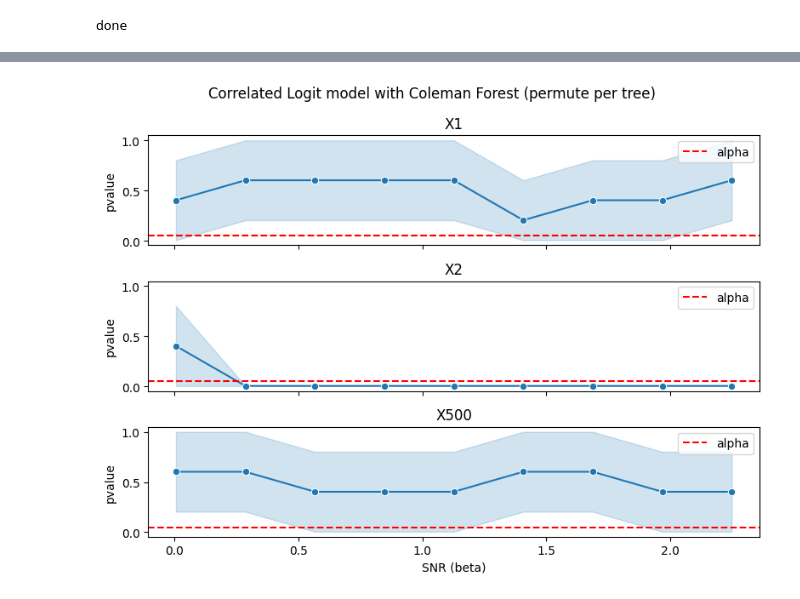
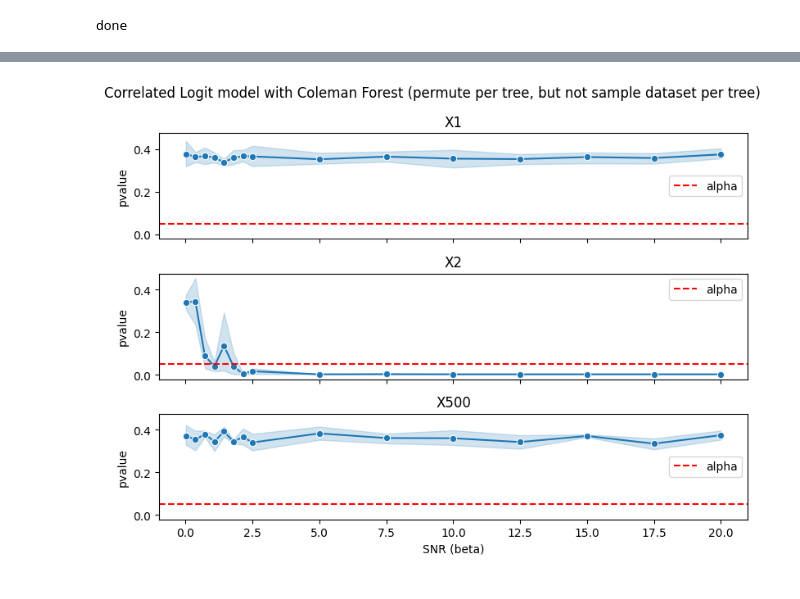
Before and after one commit to neurodata/treeple, a Jupyter notebook: benchmarks_nonasv/notebooks/compare_coleman_and_permutation_forest.ipynb, the cells around one changed output, grey strips where cells are left out. Cells and saved outputs as stored; diff of their text form; code cells hidden in the pictures.

```diff
--- a/benchmarks_nonasv/notebooks/compare_coleman_and_permutation_forest.ipynb
+++ b/benchmarks_nonasv/notebooks/compare_coleman_and_permutation_forest.ipynb
@@ -210,8 +210,8 @@ for sigma_factor in j_space:
         elements_dict = linear_model_ancova(
             sigma_factor,
             new_seed,
-            permute_per_tree=True,
-            sample_dataset_per_tree=True,
+            permute_per_tree=False,
+            sample_dataset_per_tree=False,
         )
         for key, value in elements_dict.items():
             pvalue_dict[key].append(value)
@@ -439,7 +374,9 @@ for beta in beta_space:
     for idx in range(5):
         new_seed = rng.integers(0, np.iinfo(np.uint32).max, dtype=np.uint32)
 
-        elements_dict = correlated_logit_model(beta, new_seed)
+        elements_dict = correlated_logit_model(
+            beta, new_seed, permute_per_tree=False, sample_dataset_per_tree=False
+        )
         for key, value in elements_dict.items():
             pvalue_dict[key].append(value)
         pvalue_dict["sigma_factor"].append(beta)
@@ -494,0 +468,14 @@ fig.tight_layout()
+# %%
+fig, axs = plt.subplots(3, 1, figsize=(8, 6), sharey=True, sharex=True)
+axs = axs.flatten()
+
+for ax, name in zip(axs, ["X1", "X2", "X500"]):
+    sns.lineplot(data=df, x="sigma_factor", y=name, ax=ax, marker="o")
+
+    ax.axhline([0.05], ls="--", color="red", label="alpha")
+    ax.set(title=name, ylabel="pvalue", xlabel="SNR (beta)")
+    ax.legend()
+fig.suptitle(
+    "Correlated Logit model with FeatureImportanceForestClassifier (permute per tree and sample dataset)"
+)
+fig.tight_layout()
@@ -494,0 +484,18 @@ fig.tight_layout()
+# %%
+pvalue_dict = defaultdict(list)
+rng = np.random.default_rng(seed)
+
+beta_space = np.hstack((np.linspace(0.01, 2.5, 8), np.linspace(5, 20, 7)))
+# beta_space = j_space.copy()
+for beta in beta_space:
+    for idx in range(5):
+        new_seed = rng.integers(0, np.iinfo(np.uint32).max, dtype=np.uint32)
+
+        elements_dict = correlated_logit_model(
+            beta, new_seed, permute_per_tree=True, sample_dataset_per_tree=False
+        )
+        for key, value in elements_dict.items():
+            pvalue_dict[key].append(value)
+        pvalue_dict["sigma_factor"].append(beta)
+
+df = pd.DataFrame(pvalue_dict)
@@ -495,14 +520,16 @@ fig.tight_layout()
 # %%
 fig, axs = plt.subplots(3, 1, figsize=(8, 6), sharey=True, sharex=True)
 axs = axs.flatten()
 
 for ax, name in zip(axs, ["X1", "X2", "X500"]):
     sns.lineplot(data=df, x="sigma_factor", y=name, ax=ax, marker="o")
 
     ax.axhline([0.05], ls="--", color="red", label="alpha")
     ax.set(title=name, ylabel="pvalue", xlabel="SNR (beta)")
     ax.legend()
-fig.suptitle("Correlated Logit model with Coleman Forest (permute per tree)")
+fig.suptitle(
+    "Correlated Logit model with Coleman Forest (permute per tree, but not sample dataset per tree)"
+)
 fig.tight_layout()
 # %% [output]
-[figure, old version]
+[figure, new version]
```
Also changed, not shown: parts of 18 cells of this notebook, 7 other files.
